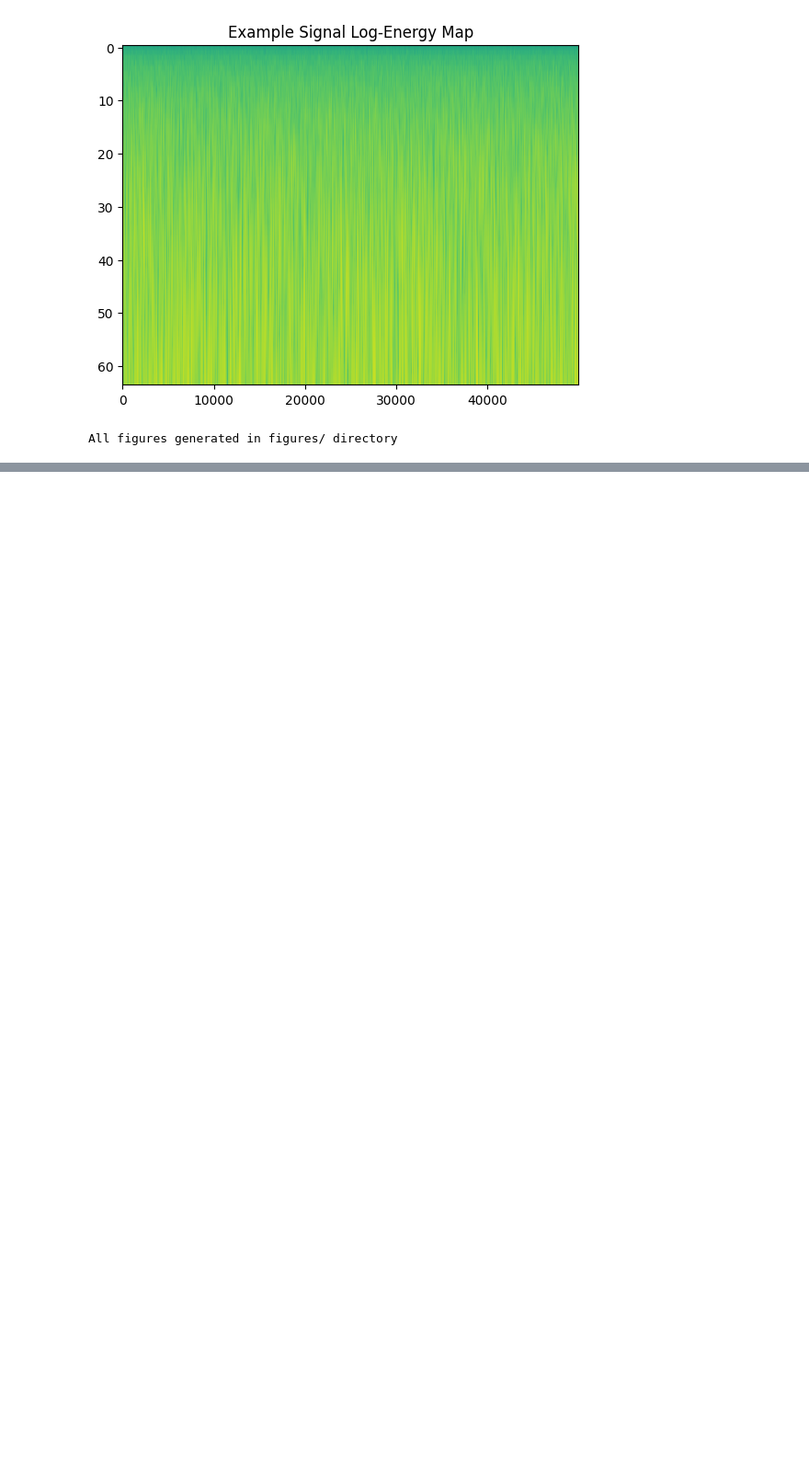
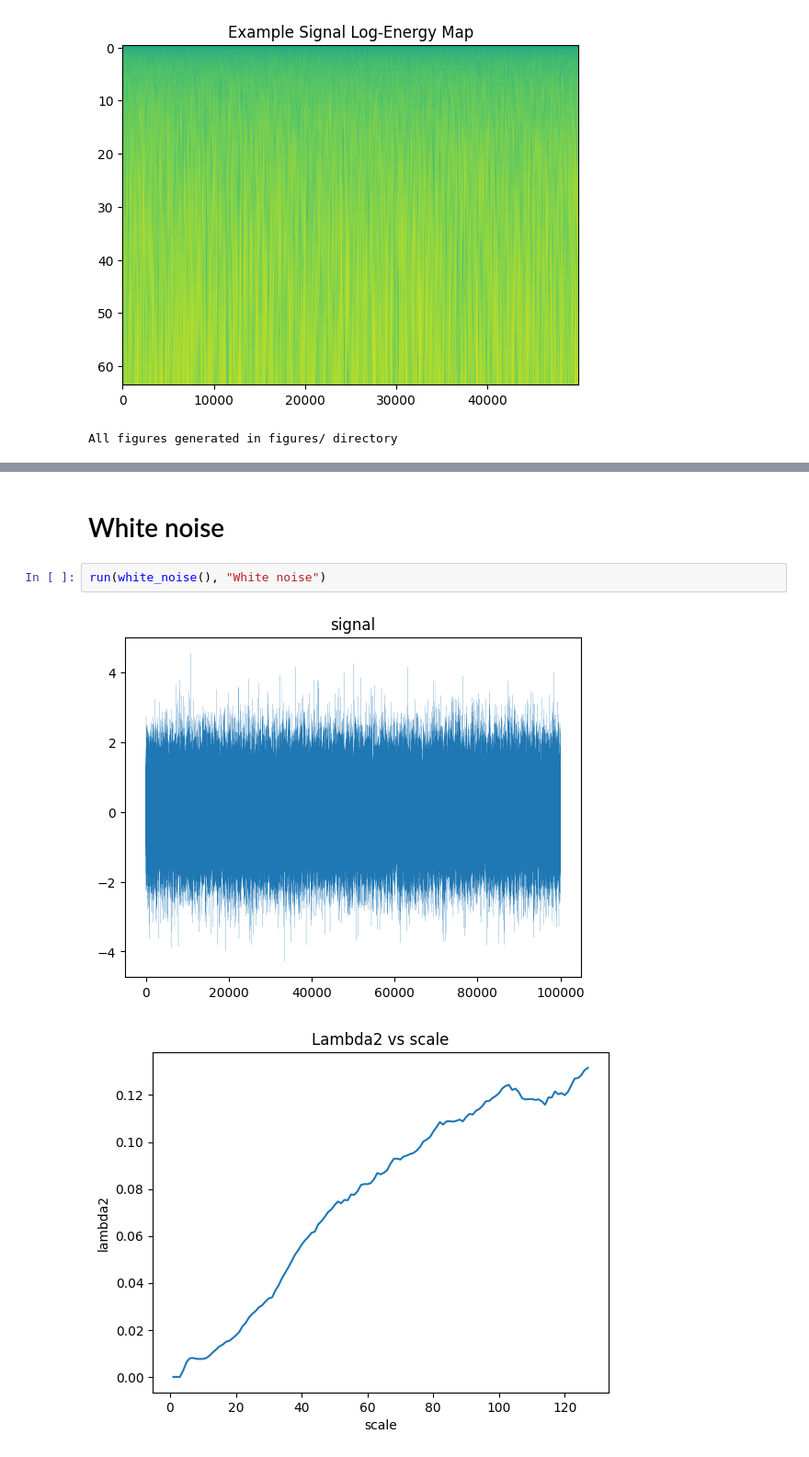
Before and after one commit to filipchudzynski/stock-market-non-gaussianity-analyzer_v2, a Jupyter notebook: wavelets_log_energy.ipynb, the cells around one changed output, grey strips where cells are left out. Shown at 92% size. Drawn from its saved outputs; the diff is of its cells as text; blank space fills up the shorter version.

```diff
--- a/wavelets_log_energy.ipynb
+++ b/wavelets_log_energy.ipynb
@@ -349,0 +511,7 @@ All figures generated in figures/ directory
+# %% [markdown]
+# White noise
+# %%
+run(white_noise(), "White noise")
+# %% [output]
+[figure, added]
+[figure, added]
```
Also changed, not shown: parts of 6 cells of this notebook.
